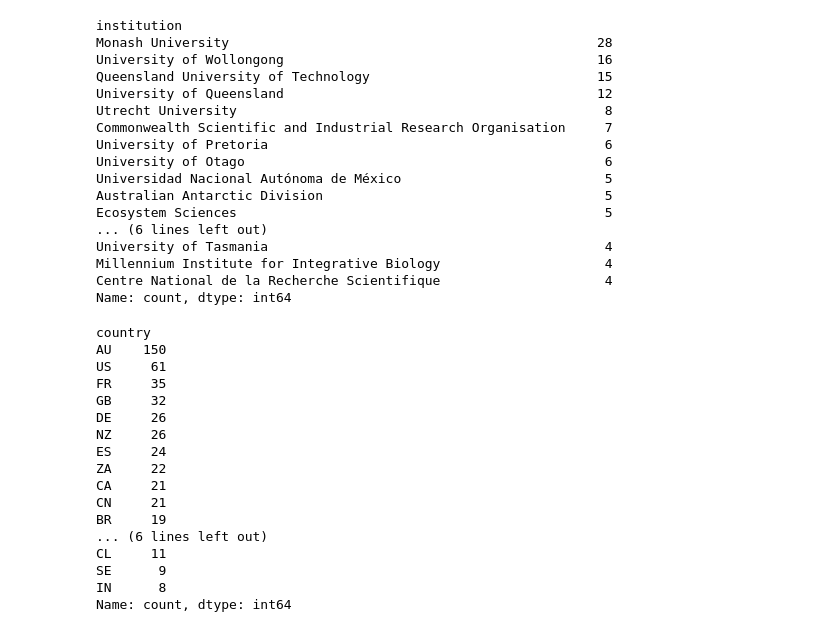
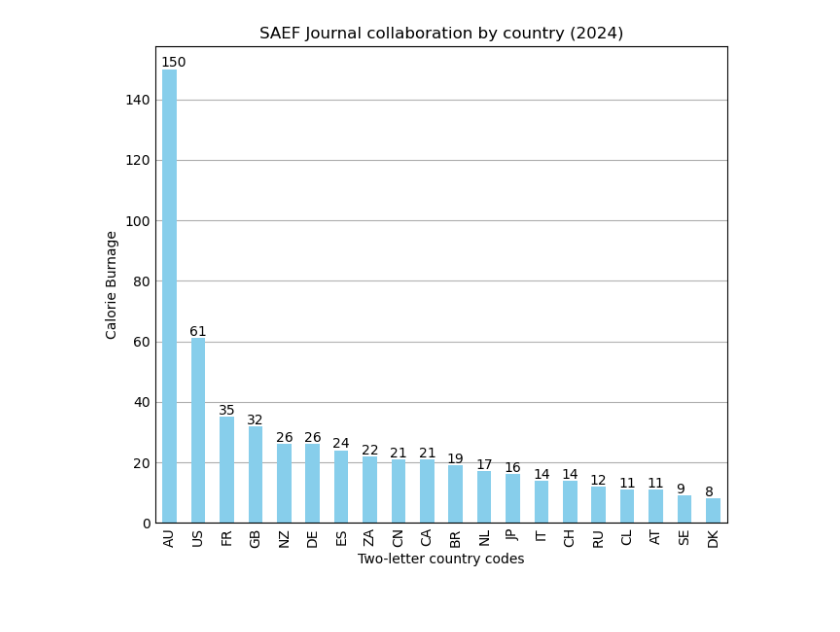
Before and after one commit to arcsaef/arcsaef, a Jupyter notebook: saef_biblio.ipynb, the cells around one changed output. Saved outputs shown, nothing was run; the diff lists cells and outputs as text; code cells hidden in the pictures; blank space fills up the shorter version.

Commit message:
Update saef_biblio.ipynb
added bar chart

```diff
--- a/saef_biblio.ipynb
+++ b/saef_biblio.ipynb
@@ -79,43 +80,17 @@ for v in saef_author_collab.values():
 
 collab_macro_df = pd.DataFrame(collab_macro)
 collab_macro_df.columns = ["institution", "country"]
-# %%
-collab_macro_df['institution'].value_counts().head(20)
-# %% [output]
-institution
-Monash University                                               28
-University of Wollongong                                        16
-Queensland University of Technology                             15
-University of Queensland                                        12
-Utrecht University                                               8
-Commonwealth Scientific and Industrial Research Organisation     7
-University of Pretoria                                           6
-University of Otago                                              6
-Universidad Nacional Autónoma de México                          5
-Australian Antarctic Division                                    5
-Ecosystem Sciences                                               5
-... (6 lines left out)
-University of Tasmania                                           4
-Millennium Institute for Integrative Biology                     4
-Centre National de la Recherche Scientifique                     4
-Name: count, dtype: int64
-# %%
-collab_macro_df['country'].value_counts().head(20)
-# %% [output]
-country
-AU    150
-US     61
-FR     35
-GB     32
-DE     26
-NZ     26
-ES     24
-ZA     22
-CA     21
-CN     21
-BR     19
-... (6 lines left out)
-CL     11
-SE      9
-IN      8
-Name: count, dtype: int64
+# %%
+
+
+collab_macro_df['country'].value_counts().head(20).plot(kind="bar", color = "skyblue", figsize=(6, 5))
+plt.grid(visible = 0, axis="x")
+plt.xlabel("Two-letter country codes")
+plt.ylabel("Calorie Burnage")
+plt.title("SAEF Journal collaboration by country (2024)")
+xlocs, xlabs = plt.xticks()
+for i, v in enumerate(collab_macro_df['country'].value_counts().head(20)):
+    plt.text(xlocs[i] - 0.3, v + 0.7, str(v), ha = "left")
+plt.show()
+# %% [output]
+[figure, added]
```
Also changed, not shown: parts of 1 cell of this notebook.
